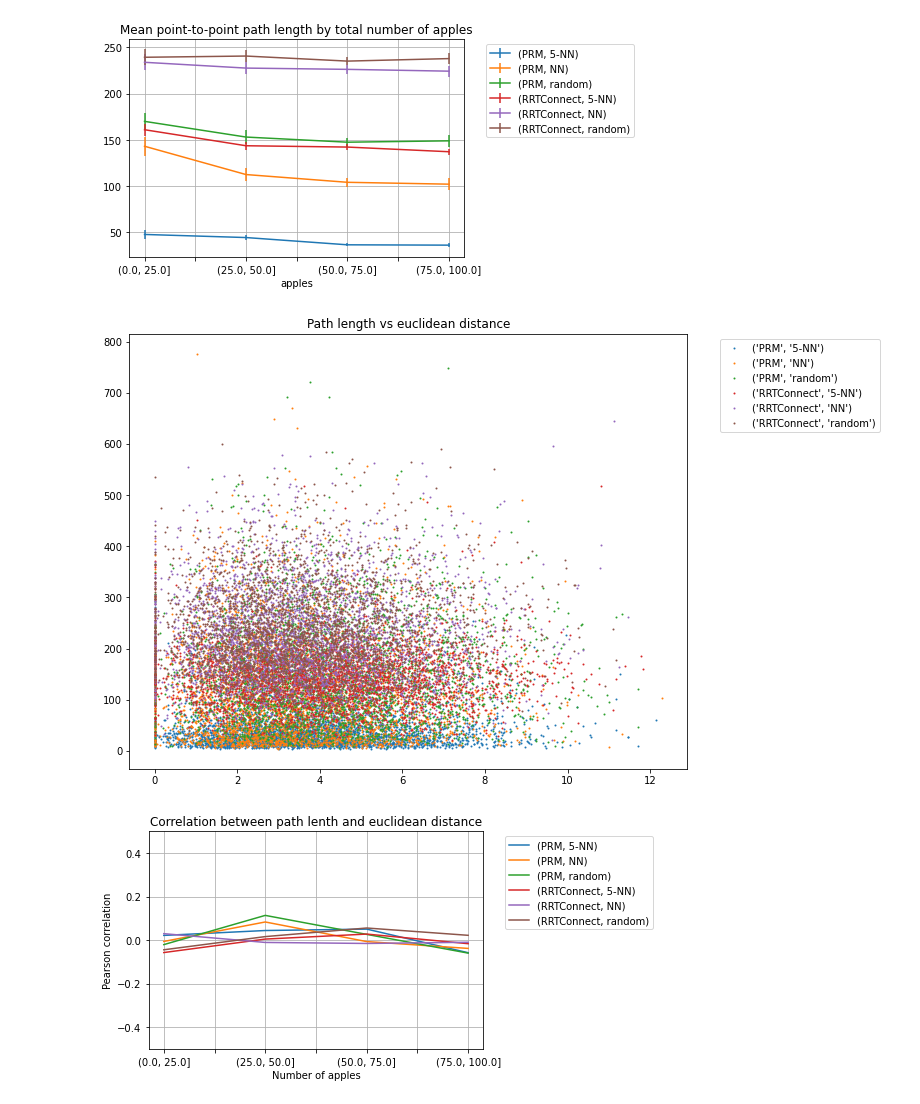
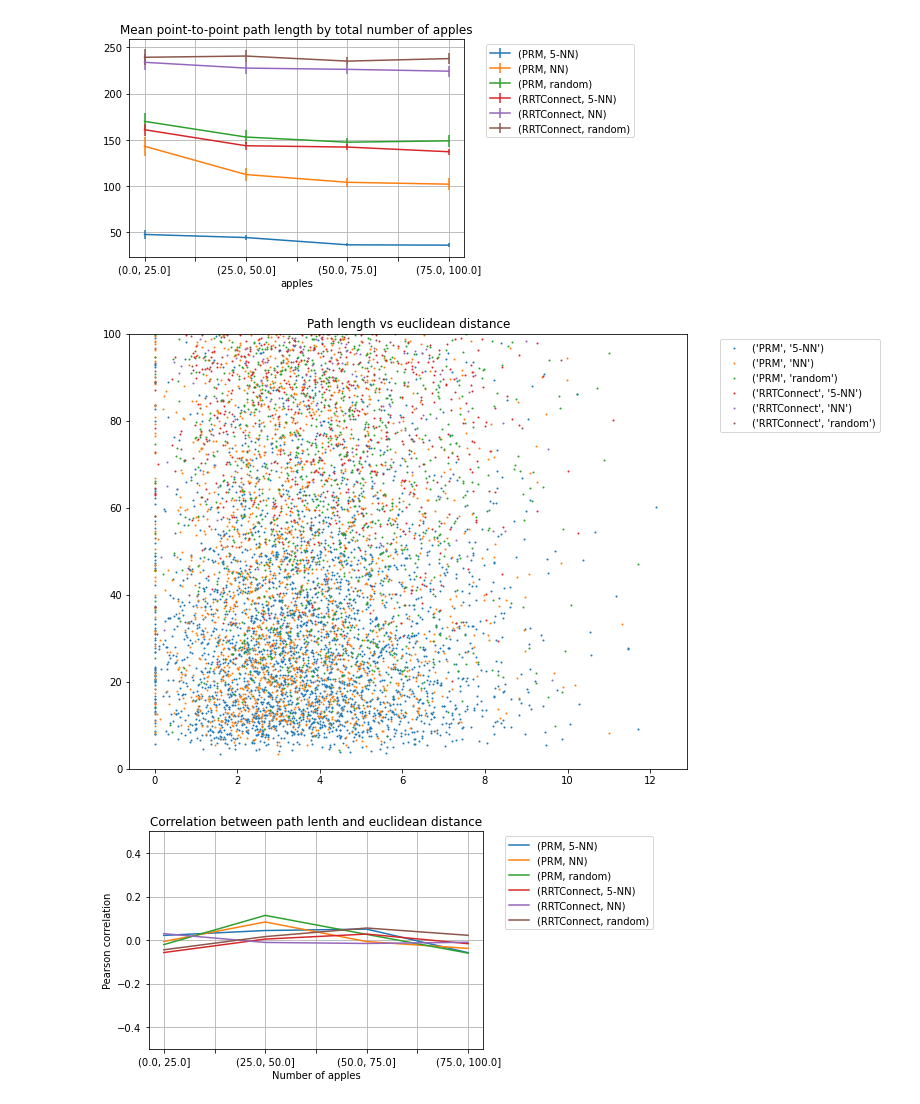
Before and after one commit to werner291/Multigoal-Orchard-Drone-Planning-Library, a Jupyter notebook: analysis/Performance Analysis.ipynb, the cells around one changed output. Saved outputs shown, nothing was run; the diff lists cells and outputs as text; code cells hidden in the pictures.

```diff
--- a/analysis/Performance Analysis.ipynb
+++ b/analysis/Performance Analysis.ipynb
@@ -84,13 +84,14 @@ plt.show()
 # %%
 plt.figure(figsize=(10,8))
 for label, df in data_df.groupby(['intermediate_planner', 'ordering']):
     plt.scatter(df['distance_euclidean'],df['path_length'],label=label,s=1)
 
 plt.legend(bbox_to_anchor=(1.05, 1))
 plt.title('Path length vs euclidean distance')
+plt.ylim(0,100)
 plt.show()
 # %% [output]
-[figure, old version]
+[figure, new version]
 # %%
 bins = np.linspace(0,100,5)
 
```
Also changed, not shown: 3 other files.
